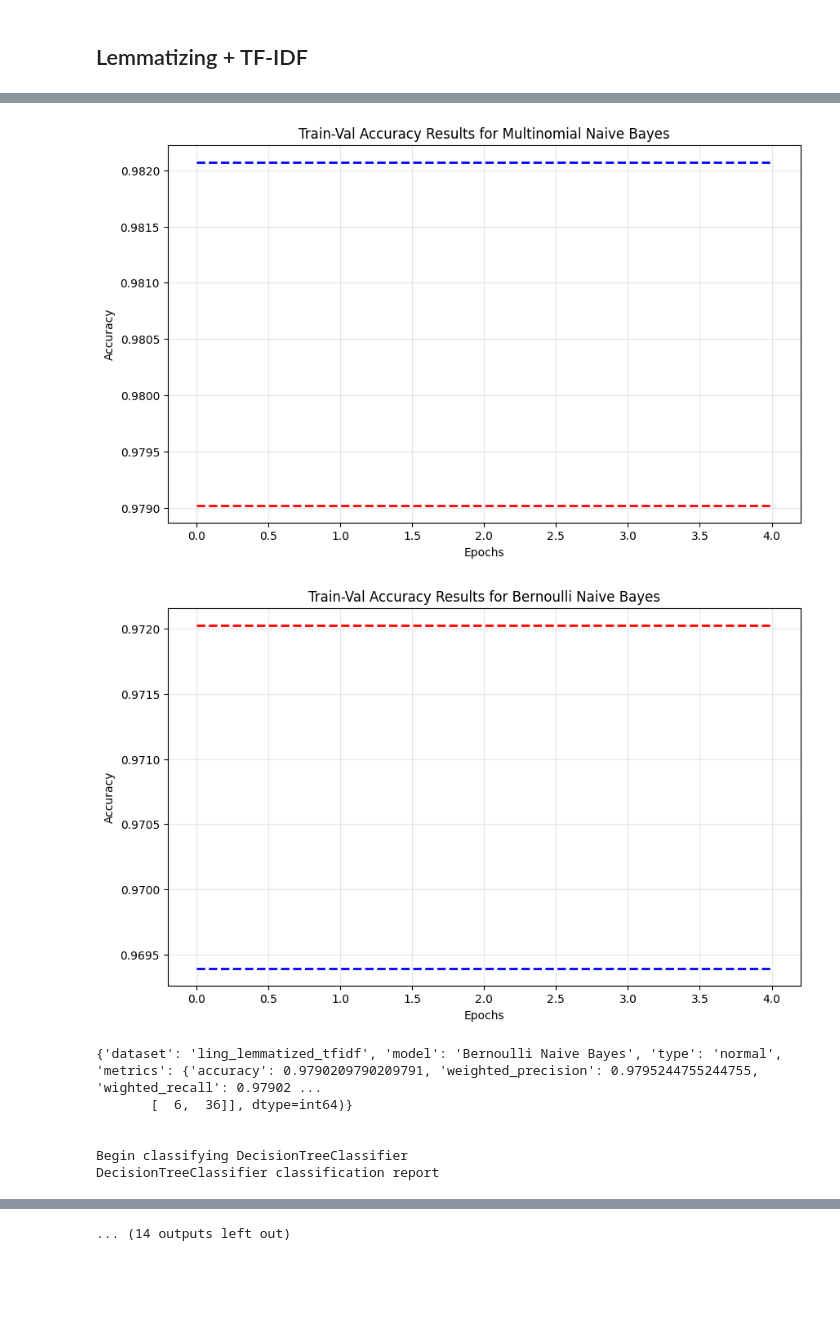
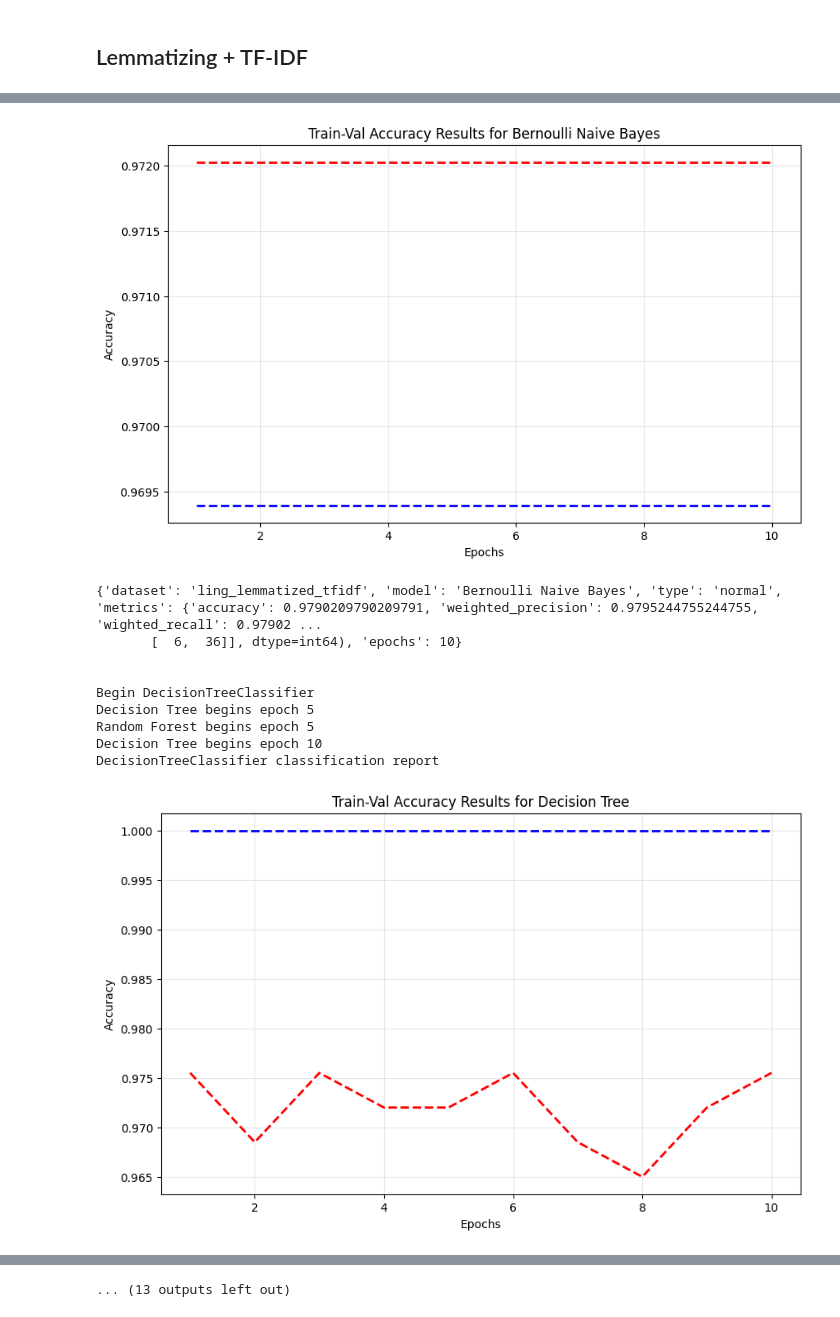
Before and after one commit to WilliamDelnington/EmailSpamDetection, a Jupyter notebook: LingspamDatasetTests/Ling.ipynb, the cells around one changed output, grey strips where cells are left out. Drawn from its saved outputs; the diff is of its cells as text; code cells hidden in the pictures; blank space fills up the shorter version.

```diff
--- a/LingspamDatasetTests/Ling.ipynb
+++ b/LingspamDatasetTests/Ling.ipynb
@@ -1,6 +1,6 @@
 # %%
 import pandas as pd
 # %%
-ling = pd.read_csv('ling.csv')
+ling = pd.read_csv('ling_preprocessed.csv')
 ling
 # %% [output]
@@ -109 +32,7 @@ del combined
+# %%
+ling_X, ling_y = ling["preprocessed_data"], ling["label"]
+
+import ast
+
+ling_X = ling_X.apply(lambda x: ast.literal_eval(x))
 # %%
@@ -259,3 +185,3 @@ model = get_classification_models()
 # %%
-ling_lemmatizing = preprocessed_data.apply(preprocessing.lemmatizing)
+ling_X_lemmatizing = ling_X.apply(preprocessing.lemmatizing)
 # %%
@@ -315,9 +259,16 @@ model = get_classification_models()
 # %%
-ling_lemmatizing_tfidf = preprocessing.vectorizing(ling_lemmatizing, "tfidf")
+ling_X_lemmatizing_tfidf = preprocessing.vectorizing(ling_X_lemmatizing, "tfidf")
 
-train_and_evaluate_model(ling_lemmatizing_tfidf, ling["label"], "ling_lemmatized_tfidf", model)
+train_and_evaluate_models(
+    ling_X_lemmatizing_tfidf,
+    ling_y,
+    "ling_lemmatized_tfidf",
+    metric_results,
+    mode="epochs",
+    test_size=0.1,
+    valid_size=0.1
+)
 
-del ling_lemmatizing_tfidf
-del ling_lemmatizing
-model = None
+del ling_X_lemmatizing_tfidf
+del ling_X_lemmatizing
 # %% [output]
@@ -337,8 +291,11 @@ Begin classifying RandomForestClassifier
-[figure, old version]
+[figure, new version]
+{'dataset': 'ling_lemmatized_tfidf', 'model': 'Bernoulli Naive Bayes', 'type': 'normal', 'metrics': {'accuracy': 0.9790209790209791, 'weighted_precision': 0.9795244755244755, 'wighted_recall': 0.97902 ...
+       [  6,  36]], dtype=int64), 'epochs': 10}
+
+
+Begin DecisionTreeClassifier
+Decision Tree begins epoch 5
+Random Forest begins epoch 5
+Decision Tree begins epoch 10
+DecisionTreeClassifier classification report
-[figure, old version]
+[figure, new version]
-{'dataset': 'ling_lemmatized_tfidf', 'model': 'Bernoulli Naive Bayes', 'type': 'normal', 'metrics': {'accuracy': 0.9790209790209791, 'weighted_precision': 0.9795244755244755, 'wighted_recall': 0.97902 ...
-       [  6,  36]], dtype=int64)}
-
-
-Begin classifying DecisionTreeClassifier
-DecisionTreeClassifier classification report
@@ -366,4 +329,4 @@ SVC classification report
-... (14 outputs left out)
+... (13 outputs left out)
 # %%
 def convert(dic):
     dic["confusion_matrix"] = dic["confusion_matrix"].tolist()
```
Also changed, not shown: parts of 19 cells of this notebook, 9 other files.
